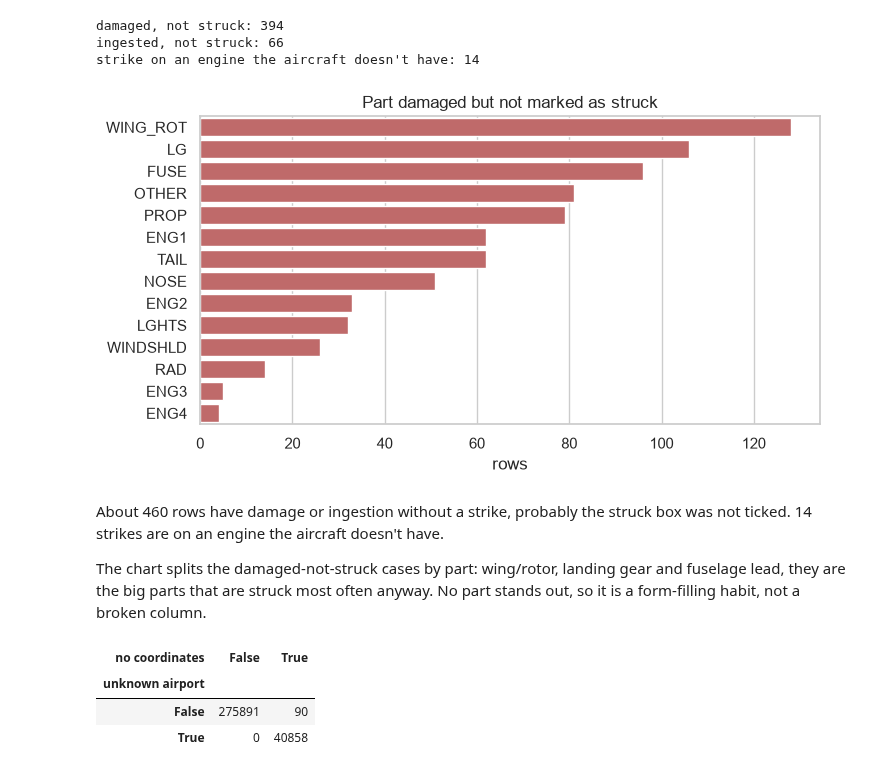
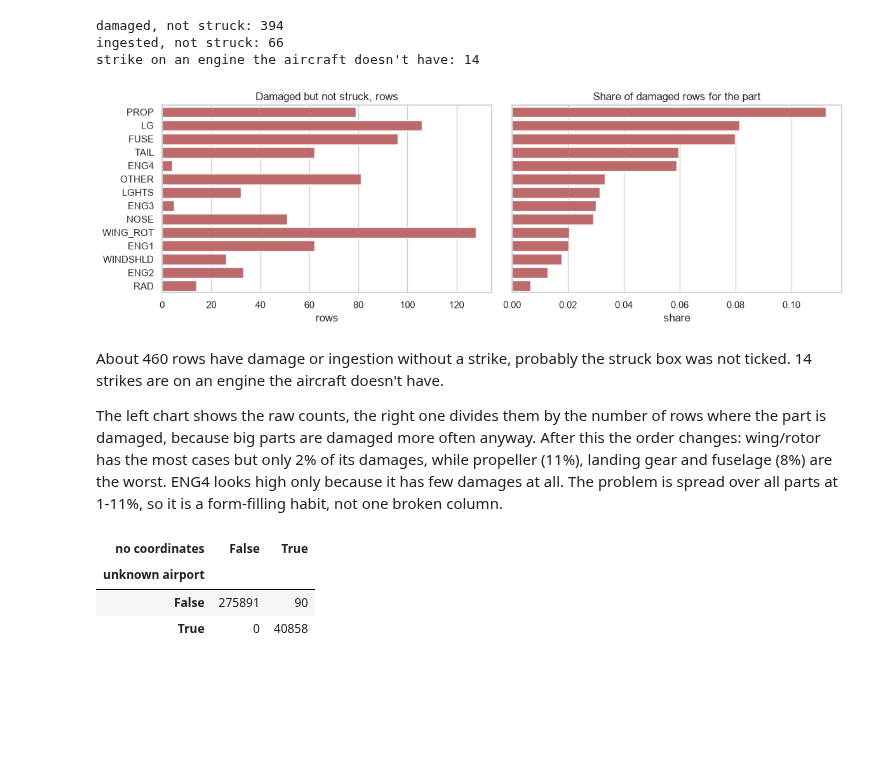
Before and after one commit to Sad-Ira/Data_Engineering, a Jupyter notebook: notebooks/EDA.ipynb, the cells around one changed output. Saved outputs shown, nothing was run; the diff lists cells and outputs as text; code cells hidden in the pictures; blank space fills up the shorter version.

```diff
--- a/notebooks/EDA.ipynb
+++ b/notebooks/EDA.ipynb
@@ -529,18 +539,25 @@ damaged, not struck: 394
 ingested, not struck: 66
 strike on an engine the aircraft doesn't have: 14
 # %%
-violations = pd.Series((dam > struck).sum(axis=0), index=parts).sort_values(ascending=False)
+# big parts are damaged more often anyway, so the count is divided by the number of rows where the part is damaged
+damaged_parts = pd.DataFrame({
+    "rows": (dam > struck).sum(axis=0),
+    "share of damaged": (dam > struck).sum(axis=0) / dam.sum(axis=0),
+}, index=parts).sort_values("share of damaged", ascending=False)
 
-plt.figure(figsize=(8, 4))
-ax = sns.barplot(x=violations.values, y=violations.index, color="indianred")
-ax.set(title="Part damaged but not marked as struck", xlabel="rows", ylabel="")
+fig, axes = plt.subplots(1, 2, figsize=(12, 4), sharey=True)
+sns.barplot(x=damaged_parts["rows"], y=damaged_parts.index, color="indianred", ax=axes[0])
+axes[0].set(title="Damaged but not struck, rows", xlabel="rows", ylabel="")
+sns.barplot(x=damaged_parts["share of damaged"], y=damaged_parts.index, color="indianred", ax=axes[1])
+axes[1].set(title="Share of damaged rows for the part", xlabel="share", ylabel="")
+plt.tight_layout()
 plt.show()
 # %% [output]
-[figure, old version]
+[figure, new version]
 # %% [markdown]
 About 460 rows have damage or ingestion without a strike, probably the struck box was not ticked. 14 strikes are on an engine the aircraft doesn't have.
 
-The chart splits the damaged-not-struck cases by part: wing/rotor, landing gear and fuselage lead, they are the big parts that are struck most often anyway. No part stands out, so it is a form-filling habit, not a broken column.
+The left chart shows the raw counts, the right one divides them by the number of rows where the part is damaged, because big parts are damaged more often anyway. After this the order changes: wing/rotor has the most cases but only 2% of its damages, while propeller (11%), landing gear and fuselage (8%) are the worst. ENG4 looks high only because it has few damages at all. The problem is spread over all parts at 1-11%, so it is a form-filling habit, not one broken column.
 # %%
 pd.crosstab(df["AIRPORT_ID"] == "ZZZZ", lat.isna(), rownames=["unknown airport"], colnames=["no coordinates"])
 # %% [output]
```
Also changed, not shown: parts of 10 cells of this notebook.
